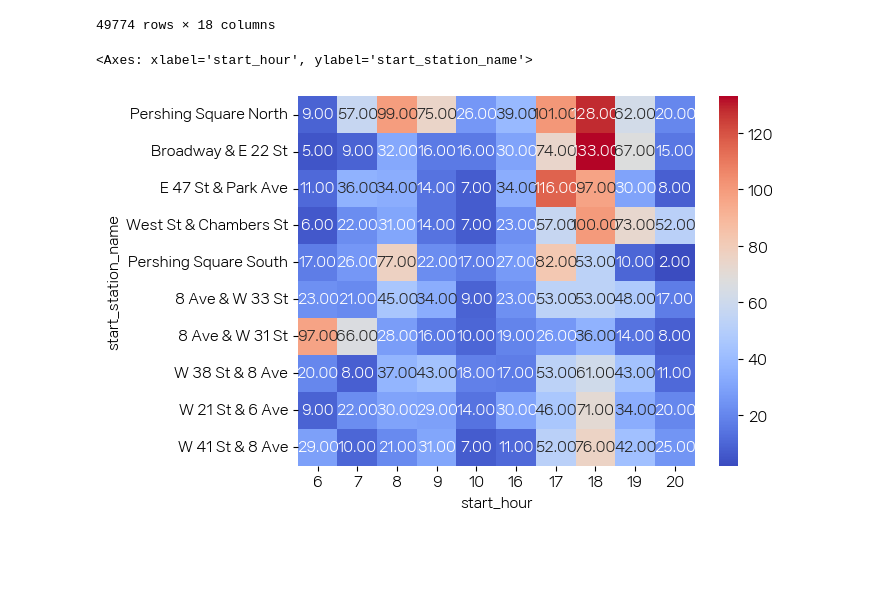
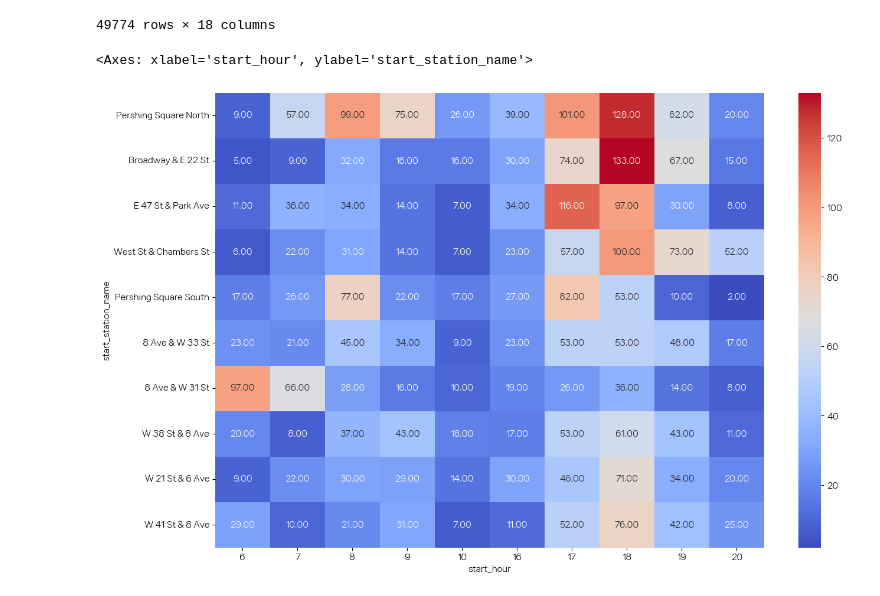
Before and after one commit to gnuyhaa/TIL, a Jupyter notebook: 시각화/250714.ipynb, the cells around one changed output. Drawn from its saved outputs; the diff is of its cells as text; code cells hidden in the pictures; blank space fills up the shorter version.

```diff
--- a/시각화/250714.ipynb
+++ b/시각화/250714.ipynb
@@ -321,7 +321,8 @@ pivot = df_work.pivot_table(index='start_station_name',
 top20 = pivot.sum(axis=1).sort_values(ascending=False).head(10) # 상위 10개
 pivot_top20 = pivot.loc[top20.index]
 # %%
+plt.figure(figsize=(15,10))
 sns.heatmap(pivot_top20, cmap='coolwarm', annot=True, fmt='.2f')
 # %% [output]
 <Axes: xlabel='start_hour', ylabel='start_station_name'>
-[figure, old version]
+[figure, new version]
```
